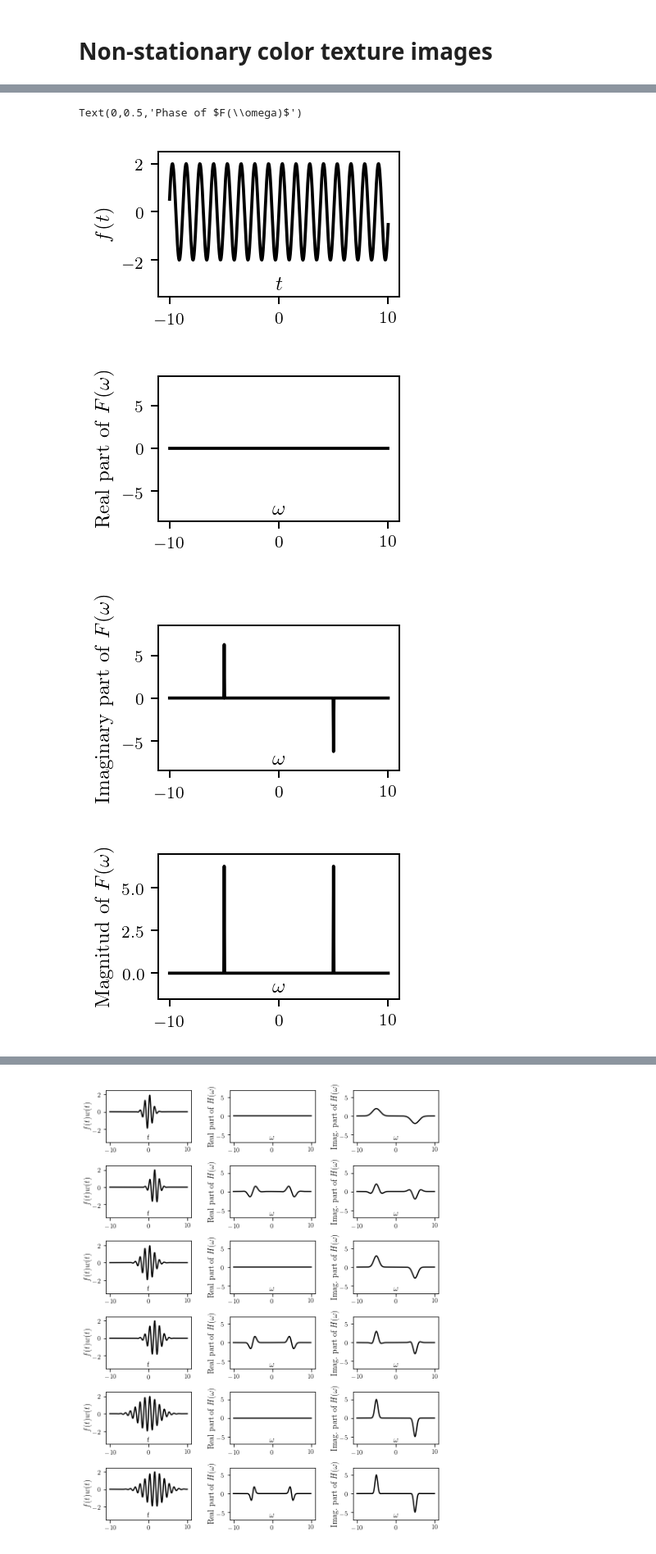
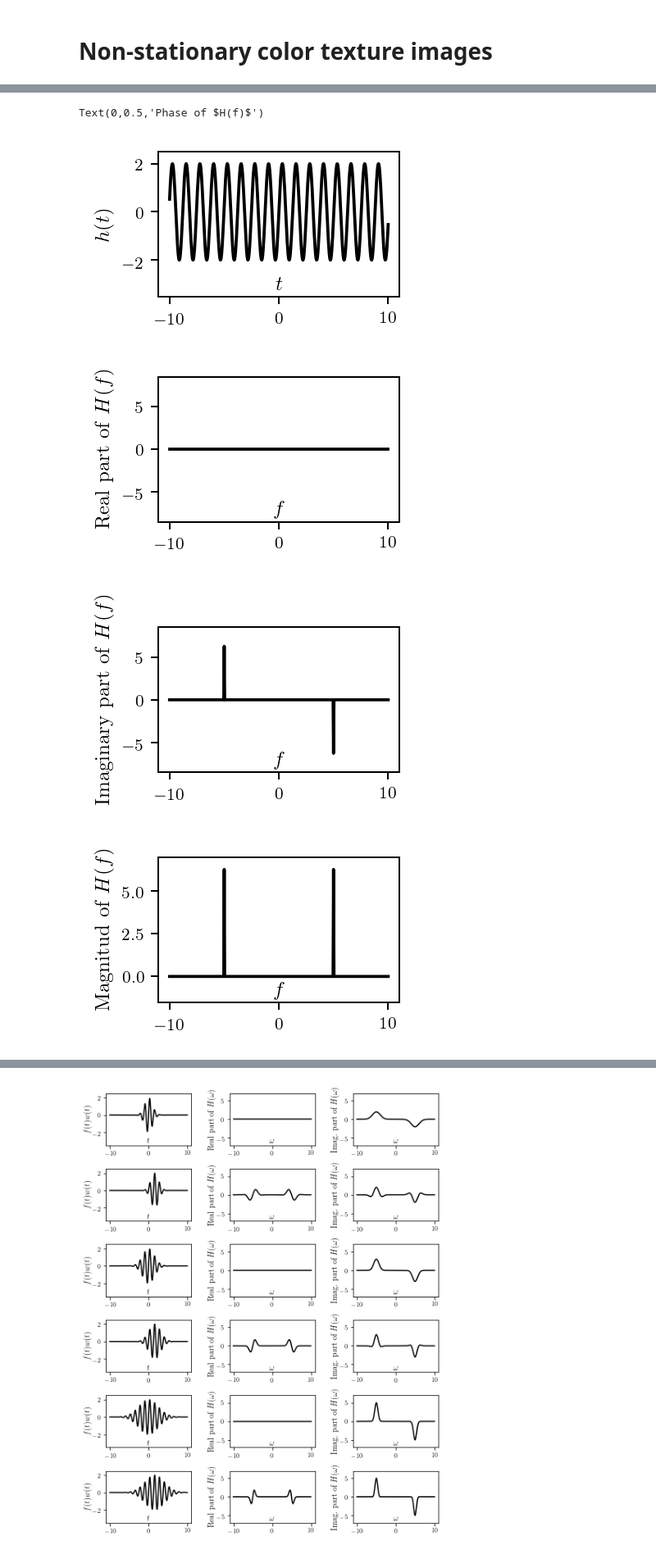
Before and after one commit to CVMethods/thesis_notebooks, a Jupyter notebook: Image spectral decomposition for texture analysis.ipynb, the cells around one changed output, grey strips where cells are left out. Shown at 82% size. Saved outputs shown, nothing was run; the diff lists cells and outputs as text; code cells hidden in the pictures.

Commit message:
Changes in text description
Switch notation from radial frequency to frequency. Add new terms to nomenclature

```diff
--- a/Image spectral decomposition for texture analysis.ipynb
+++ b/Image spectral decomposition for texture analysis.ipynb
@@ -192,56 +226,57 @@ Consider a signal $f(t)=A \sin \omega_{0} t$, where $A$ is a positive constant,
 # %%
 # Plot n. 1  sin signal and its fourier components
 A = 2.
-omega = 5.
-freq = omega / (2*np.pi)
+
+freq = 1.
+omega = 5. #2*np.pi*freq
 t = np.linspace(start=-10, stop=10, endpoint=True, num=501)
-f = A * np.sin(omega * t)
+h = A * np.sin(omega * t)
 
 
 
 pos_omega1 = np.where((omega-t)==0)[0][0]
 pos_omega2 = np.where((omega+t)==0)[0][0]
-F = (-1j * A * np.pi * signal.unit_impulse(len(t), pos_omega1) )+ (1j * A * np.pi * signal.unit_impulse(len(t), pos_omega2))
+H = (-1j * A * np.pi * signal.unit_impulse(len(t), pos_omega1) )+ (1j * A * np.pi * signal.unit_impulse(len(t), pos_omega2))
 
 width_pt = 506.45#'thesis'#
 
 plt.figure(figsize=set_size(width=width_pt, fraction=0.3), dpi=180)
-plt.plot(t, f, 'k')
+plt.plot(t, h, 'k')
 plt.ylim(-3.5, 2.5)
 plt.xlabel(r'$t$', labelpad=-25)
-plt.ylabel(r'$f(t)$')
+plt.ylabel(r'$h(t)$')
 # plt.savefig(output_dir + 'sin_signal.pdf', format='pdf', bbox_inches='tight')
 
 plt.figure(figsize=set_size(width=width_pt, fraction=0.3), dpi=180)
-plt.plot(t, np.real(F), 'k')
+plt.plot(t, np.real(H), 'k')
 plt.ylim(-8.5, 8.5)
-plt.xlabel(r'$\omega$', labelpad=-25)
-plt.ylabel(r'Real part of $F(\omega)$')
+plt.xlabel(r'$f$', labelpad=-25)
+plt.ylabel(r'Real part of $H(f)$')
 # plt.savefig(output_dir + 'real_sin_signal.pdf', format='pdf', bbox_inches='tight')
 
 plt.figure(figsize=set_size(width=width_pt, fraction=0.3), dpi=180)
-plt.plot(t, np.imag(F), 'k')
+plt.plot(t, np.imag(H), 'k')
 plt.ylim(-8.5, 8.5)
-plt.xlabel(r'$\omega$', labelpad=-25)
-plt.ylabel(r'Imaginary part of $F(\omega)$')
+plt.xlabel(r'$f$', labelpad=-25)
+plt.ylabel(r'Imaginary part of $H(f)$')
 # plt.savefig(output_dir + 'imag_sin_signal.pdf', format='pdf', bbox_inches='tight')
 
 plt.figure(figsize=set_size(width=width_pt, fraction=0.3), dpi=180)
-plt.plot(t, np.abs(F), 'k')
+plt.plot(t, np.abs(H), 'k')
 plt.ylim(-1.5, 7)
-plt.xlabel(r'$\omega$', labelpad=-25)
-plt.ylabel(r'Magnitud of $F(\omega)$')
+plt.xlabel(r'$f$', labelpad=-25)
+plt.ylabel(r'Magnitud of $H(f)$')
 # plt.savefig(output_dir + 'mag_sin_signal.pdf', format='pdf', bbox_inches='tight')
 
 plt.figure(figsize=set_size(width=width_pt, fraction=0.3), dpi=180)
-plt.plot(t, np.angle(F), 'k')
+plt.plot(t, np.angle(H), 'k')
 plt.ylim(-3.5, 2.5)
-plt.xlabel(r'$\omega$', labelpad=-25)
-plt.ylabel(r'Phase of $F(\omega)$')
+plt.xlabel(r'$f$', labelpad=-25)
+plt.ylabel(r'Phase of $H(f)$')
 # plt.savefig(output_dir + 'phase_sin_signal.pdf', format='pdf', bbox_inches='tight')
 # %% [output]
-Text(0,0.5,'Phase of $F(\\omega)$')
+Text(0,0.5,'Phase of $H(f)$')
-[figure, old version]
+[figure, new version]
-[figure, old version]
+[figure, new version]
-[figure, old version]
+[figure, new version]
-[figure, old version]
+[figure, new version]
```
Also changed, not shown: parts of 8 cells of this notebook.
